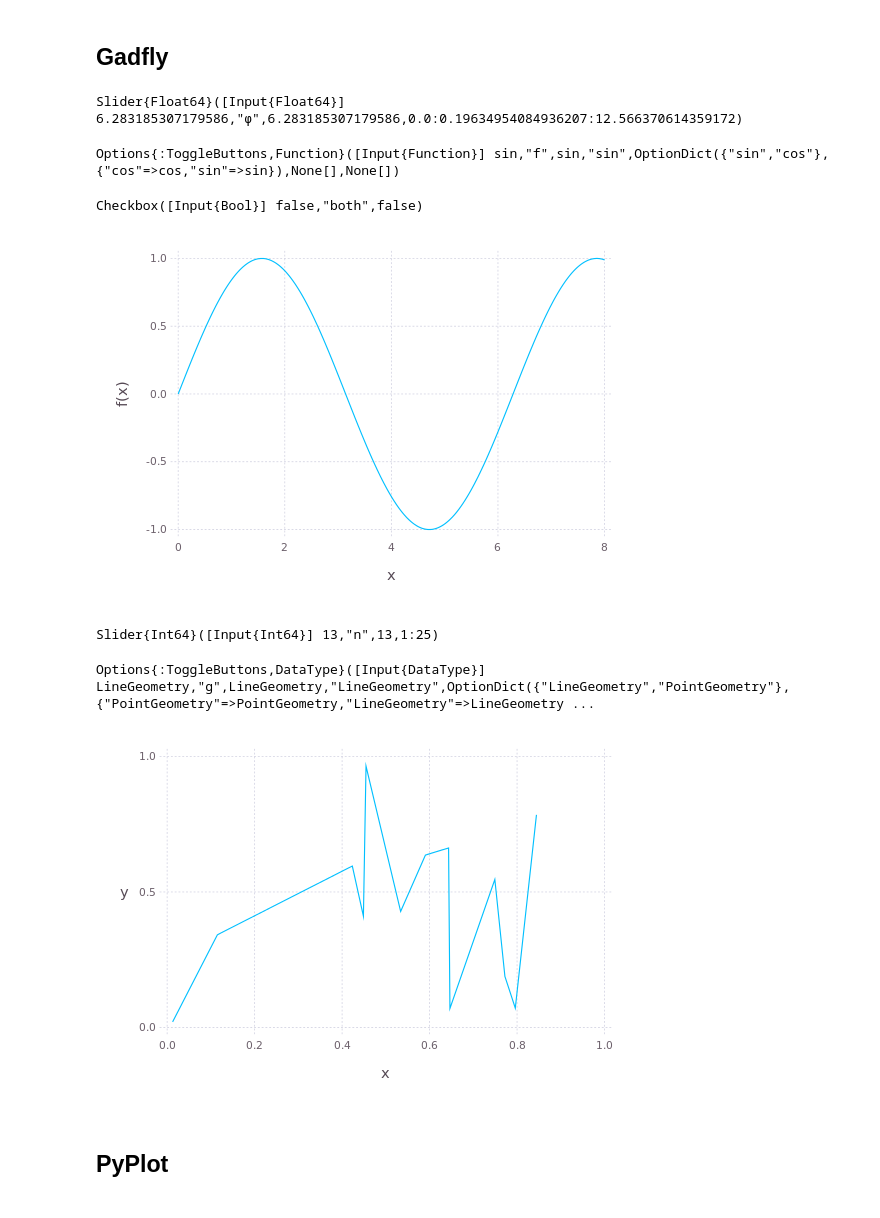
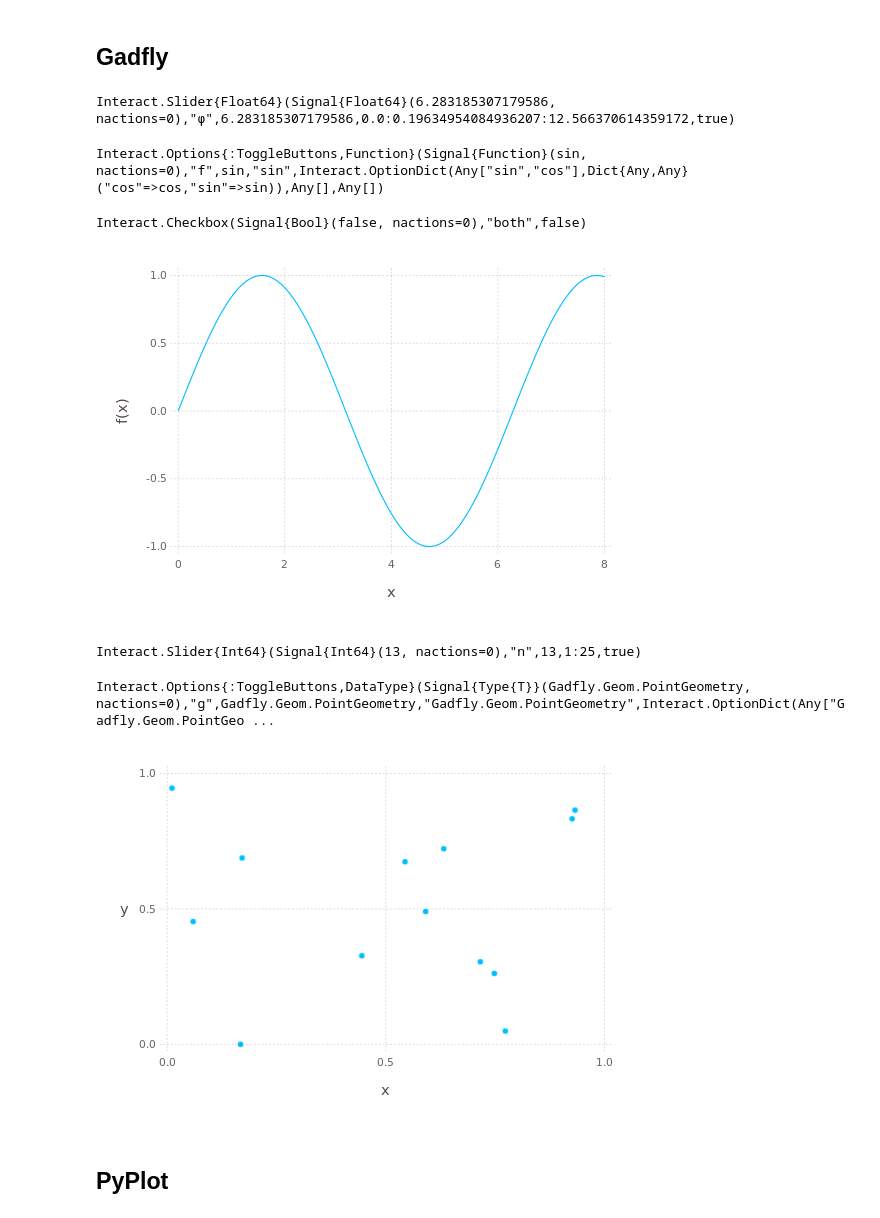
Before and after one commit to JuliaGizmos/Interact.jl, a Jupyter notebook: doc/notebooks/03-Interactive Diagrams and Plots.ipynb, the cells around one changed output. Cells and saved outputs as stored; diff of their text form; code cells hidden in the pictures.

```diff
--- a/doc/notebooks/03-Interactive Diagrams and Plots.ipynb
+++ b/doc/notebooks/03-Interactive Diagrams and Plots.ipynb
@@ -28,7 +28,7 @@ Slider{Int64}([Input{Int64}] 11,"n",11,3:20)
 # %%
 using Gadfly
 # %%
-@manipulate for ϕ = 0:π/16:4π, f = [:sin => sin, :cos => cos], both = false
+@manipulate for ϕ = 0:π/16:4π, f = [sin, cos], both = false
     if both
         plot([θ -> sin(θ + ϕ), θ -> cos(θ + ϕ)], 0, 8)
     else
@@ -36,18 +36,18 @@ using Gadfly
     end
 end
 # %% [output]
-Slider{Float64}([Input{Float64}] 6.283185307179586,"ϕ",6.283185307179586,0.0:0.19634954084936207:12.566370614359172)
+Interact.Slider{Float64}(Signal{Float64}(6.283185307179586, nactions=0),"ϕ",6.283185307179586,0.0:0.19634954084936207:12.566370614359172,true)
-Options{:ToggleButtons,Function}([Input{Function}] sin,"f",sin,"sin",OptionDict({"sin","cos"},{"cos"=>cos,"sin"=>sin}),None[],None[])
+Interact.Options{:ToggleButtons,Function}(Signal{Function}(sin, nactions=0),"f",sin,"sin",Interact.OptionDict(Any["sin","cos"],Dict{Any,Any}("cos"=>cos,"sin"=>sin)),Any[],Any[])
-Checkbox([Input{Bool}] false,"both",false)
+Interact.Checkbox(Signal{Bool}(false, nactions=0),"both",false)
 [figure]
 # %%
-@manipulate for n=1:25, g = [Geom.line, Geom.point]
+@manipulate for n=1:25, g=[Geom.point, Geom.line]
     Gadfly.plot(y=rand(n), x=rand(n), g)
 end
 # %% [output]
-Slider{Int64}([Input{Int64}] 13,"n",13,1:25)
+Interact.Slider{Int64}(Signal{Int64}(13, nactions=0),"n",13,1:25,true)
-Options{:ToggleButtons,DataType}([Input{DataType}] LineGeometry,"g",LineGeometry,"LineGeometry",OptionDict({"LineGeometry","PointGeometry"},{"PointGeometry"=>PointGeometry,"LineGeometry"=>LineGeometry ...
+Interact.Options{:ToggleButtons,DataType}(Signal{Type{T}}(Gadfly.Geom.PointGeometry, nactions=0),"g",Gadfly.Geom.PointGeometry,"Gadfly.Geom.PointGeometry",Interact.OptionDict(Any["Gadfly.Geom.PointGeo ...
-[figure, old version]
+[figure, new version]
 # %% [markdown]
 ## PyPlot
 # %%
```
Also changed, not shown: parts of 3 cells of this notebook, 3 other files.
